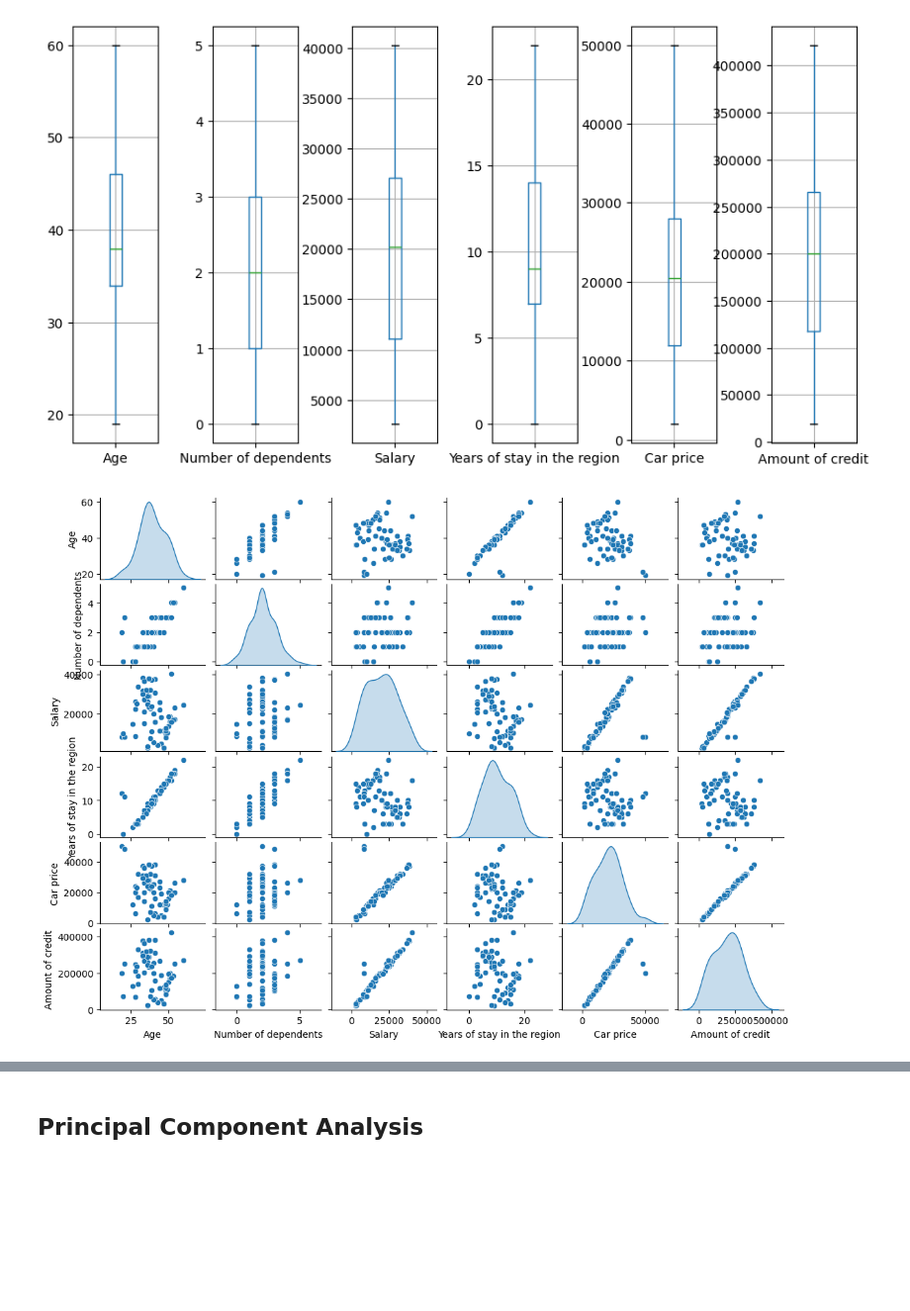
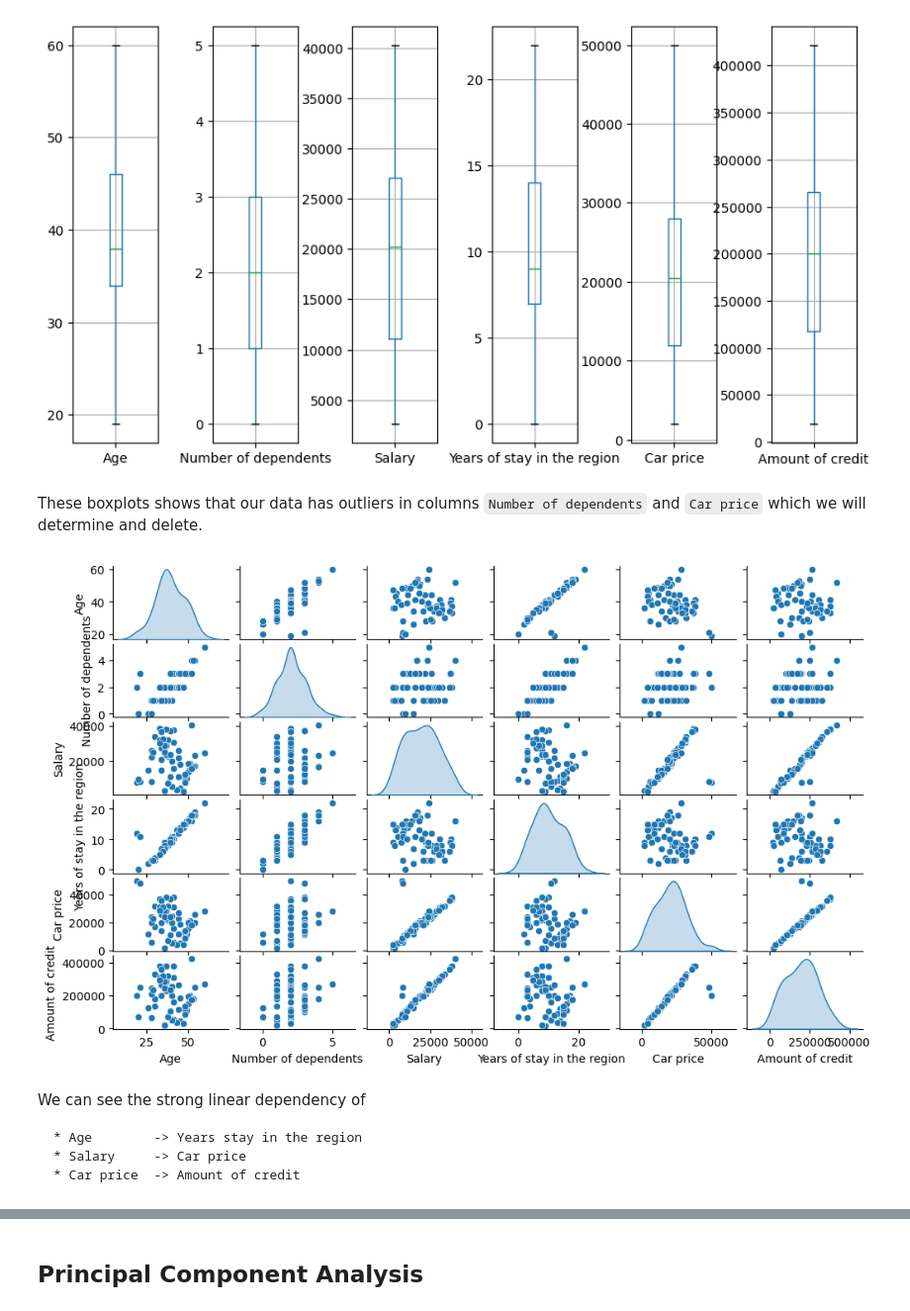
Before and after one commit to Data-Mining-HSE/dimentionality_reduction, a Jupyter notebook: report.ipynb, the cells around one changed output, grey strips where cells are left out. Shown at 99% size. Drawn from its saved outputs; the diff is of its cells as text; code cells hidden in the pictures; blank space fills up the shorter version.

Commit message:
[MERGE] Analysis of data
[MERGE] Analysis of data

````diff
--- a/report.ipynb
+++ b/report.ipynb
@@ -35,11 +39,21 @@ get_histograms(dataset)
 get_boxplot(dataset)
 # %% [output]
 [figure]
+# %% [markdown]
+These boxplots shows that our data has outliers in columns `Number of dependents` and `Car price` which we will determine and delete.
 # %%
 g = sns.pairplot(data=dataset, diag_kind="kde")
-g.fig.set_figwidth(11)
-g.fig.set_figheight(8)
+g.fig.set_figwidth(10)
+g.fig.set_figheight(6)
 # %% [output]
-[figure, old version]
+[figure, new version]
+# %% [markdown]
+We can see the strong linear dependency of
+
+```
+* Age        -> Years stay in the region
+* Salary     -> Car price
+* Car price  -> Amount of credit
+```
 # %%
 corr = dataset.corr(method='pearson')
````
Also changed, not shown: parts of 37 cells of this notebook, 6 other files.
